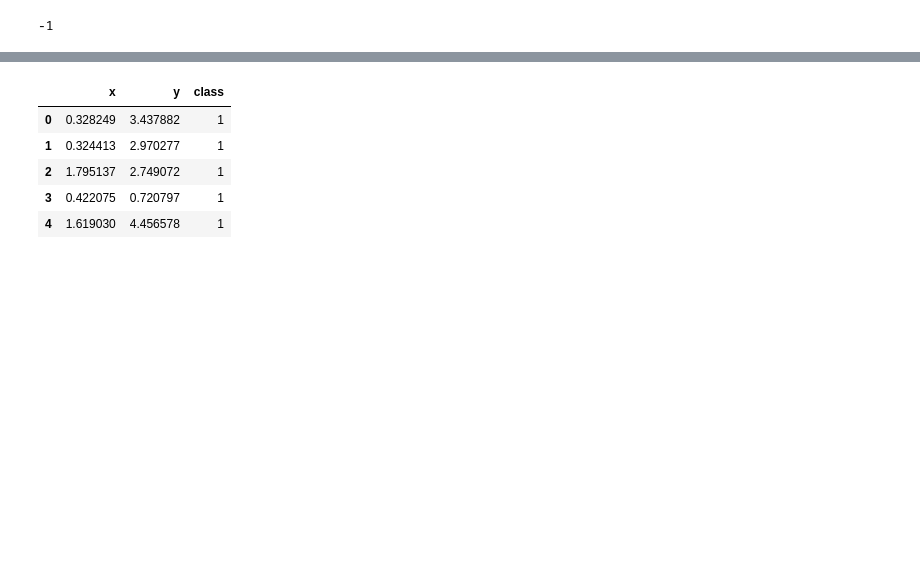
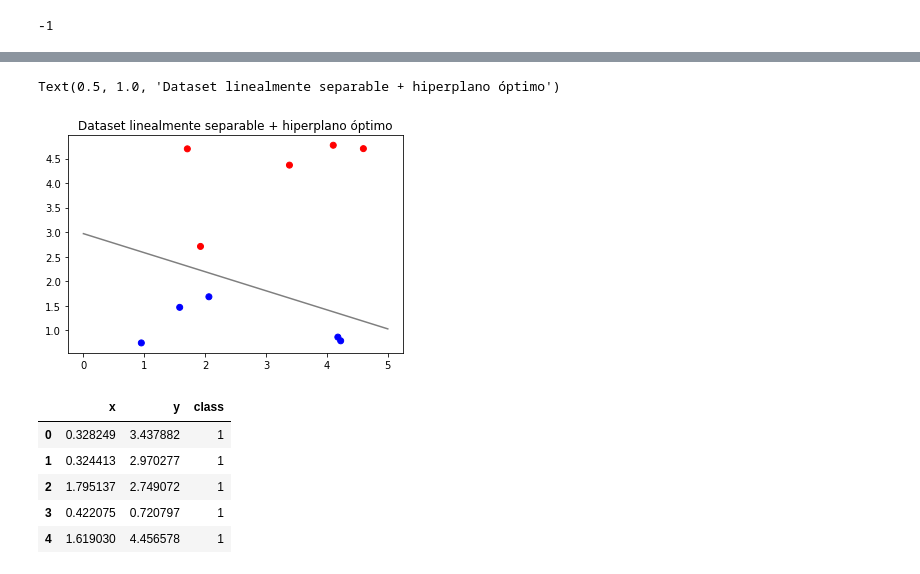
Before and after one commit to FelipeGorostiaga/MachineLearning, a Jupyter notebook: src/tp3/tp3_1.ipynb, the cells around one changed output, grey strips where cells are left out. Drawn from its saved outputs; the diff is of its cells as text; code cells hidden in the pictures; blank space fills up the shorter version.

```diff
--- a/src/tp3/tp3_1.ipynb
+++ b/src/tp3/tp3_1.ipynb
@@ -119,3 +120,11 @@ def classify(x, y, w):
 print(classify(1, 0.8814770326018851, ws))
 # %% [output]
 -1
+# %%
+# y = mx + b
+a = yf - yi
+b = 1
+c = 0 # w0
+
+init_pointt = np.array((0, yi))
+final_pointt = np.array((1, yf))
@@ -122,3 +212,19 @@ print(classify(1, 0.8814770326018851, ws))
+# %%
+# w1*x + w2*y + b = 0
+fig, ax = plt.subplots()
+ax.scatter(list(df['x']), list(df['y']), c=list(df['class']), cmap='bwr')
+A = chosen_hyperplane[0]
+B = chosen_hyperplane[1]
+C = chosen_hyperplane[2]
+yi = - (A * 0 + C) / B
+yf = - (A * 5 + C) / B
+ax.plot([0, 5], [yi, yf], color='Black', alpha=0.5)#, transform=ax.transAxes)
+#plt.xlim([0, 5.1])
+#plt.ylim([0, 5.1])
+plt.title('Dataset linealmente separable + hiperplano óptimo')
+# %% [output]
+Text(0.5, 1.0, 'Dataset linealmente separable + hiperplano óptimo')
+[figure, added]
 # %%
 # Non-linearly separable dataset
 
```
Also changed, not shown: parts of 5 cells of this notebook.
